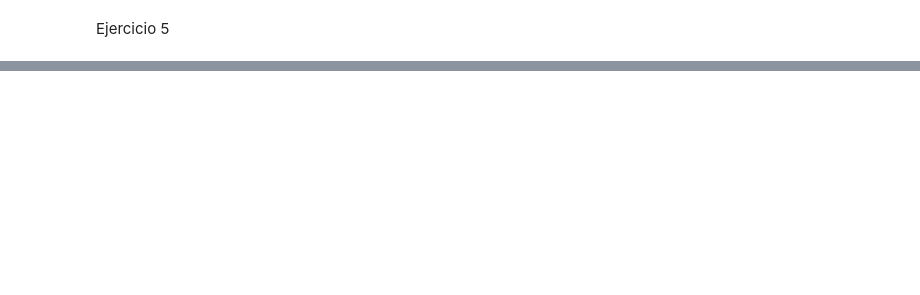
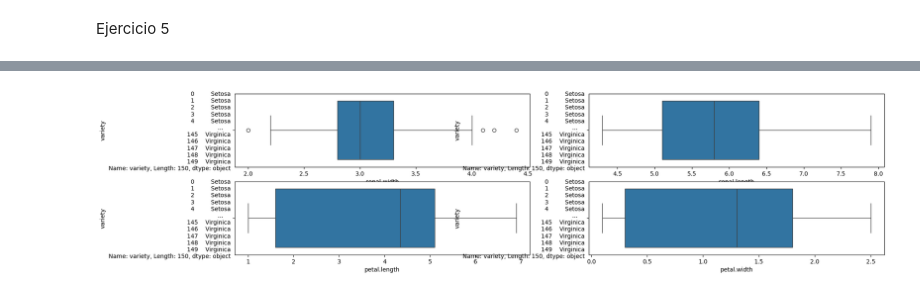
Before and after one commit to DanielLaBanda/DanielLaBanda, a Jupyter notebook: A01285898_M1_Actividad_5_Programación_en_Python_Librerías_Numpy_Matplotlib_Pandas.ipynb, the cells around one changed output, grey strips where cells are left out. Saved outputs shown, nothing was run; the diff lists cells and outputs as text; code cells hidden in the pictures; blank space fills up the shorter version.

```diff
--- a/A01285898_M1_Actividad_5_Programación_en_Python_Librerías_Numpy_Matplotlib_Pandas.ipynb
+++ b/A01285898_M1_Actividad_5_Programación_en_Python_Librerías_Numpy_Matplotlib_Pandas.ipynb
@@ -508,0 +713,11 @@ Ejercicio 5
+# %%
+fig, axs = plt.subplots(2, 2, figsize=(20, 5))
+
+sns.boxplot(x='sepal.width', y='variety', data=iris, ax=axs[0,0])
+sns.boxplot(x='sepal.length', y='variety', data=iris, ax=axs[0,1])
+sns.boxplot(x='petal.length', y='variety', data=iris, ax=axs[1,0])
+sns.boxplot(x='petal.width', y='variety', data=iris, ax=axs[1,1])
+
+plt.show()
+# %% [output]
+[figure, added]
```
Also changed, not shown: parts of 18 cells of this notebook.
